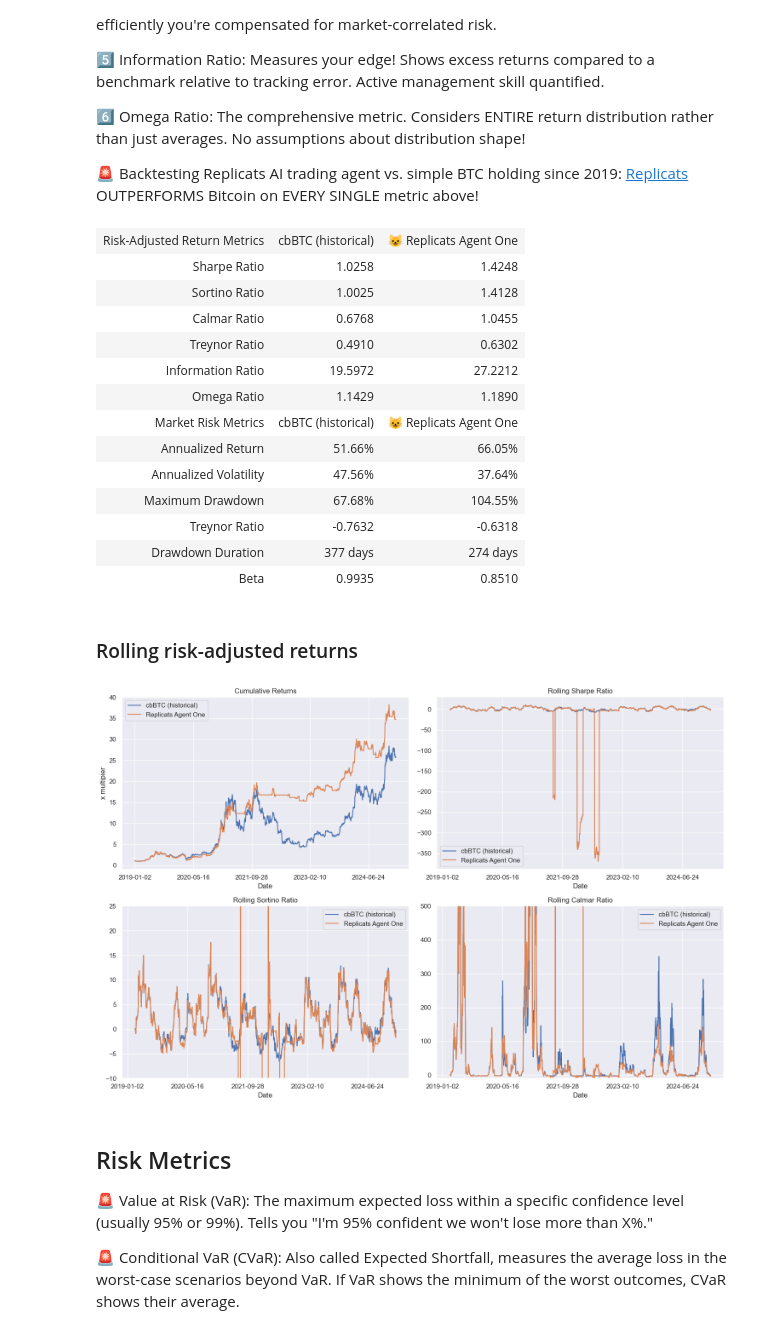
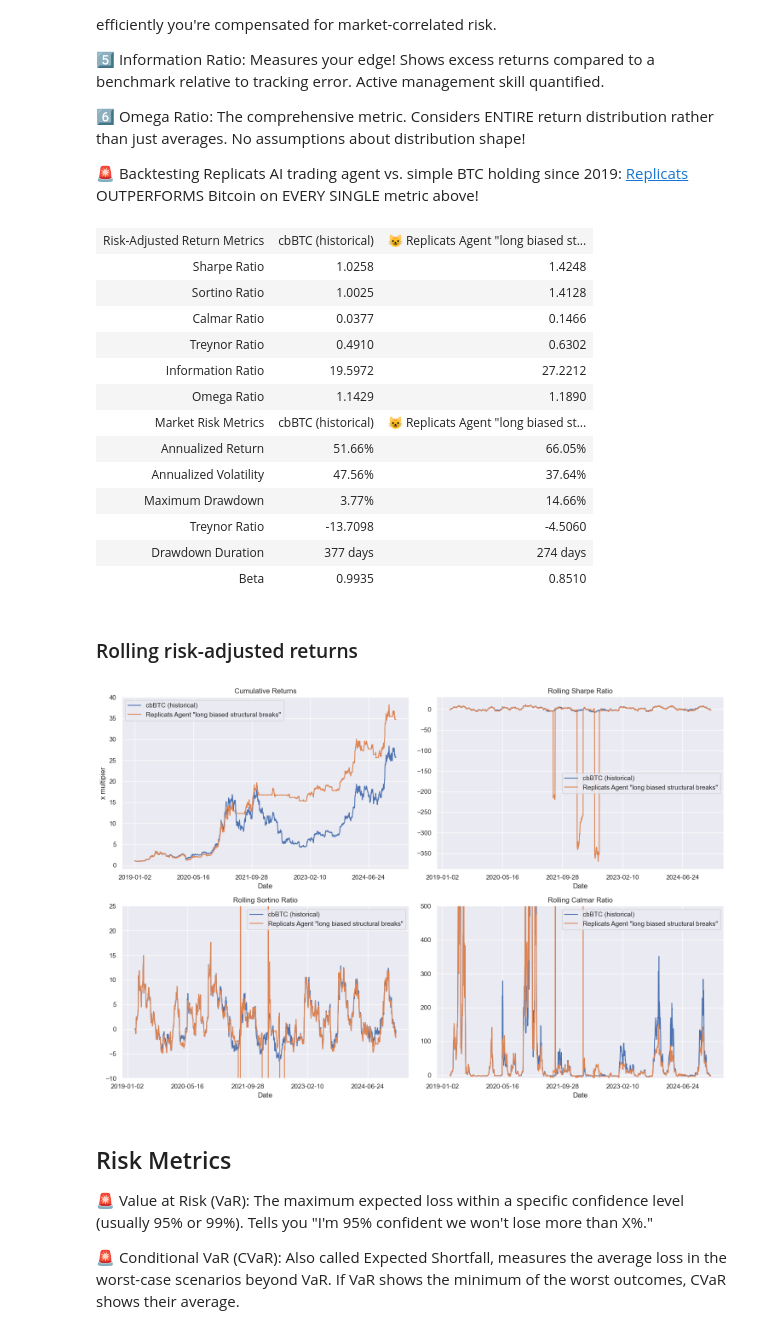
Before and after one commit to replicatsai/replicats-sample-backtest, a Jupyter notebook: backtests_001.ipynb, the cells around one changed output. Drawn from its saved outputs; the diff is of its cells as text; code cells hidden in the pictures.

```diff
--- a/backtests_001.ipynb
+++ b/backtests_001.ipynb
@@ -36,7 +40,7 @@ sns.set_theme()
 
 # load log-retuns for cbBTC and RCAT portifolio
 # (simulated "a posteriori" with historical market data)
-path = os.path.realpath(os.path.join(os.path.abspath(''), 'log_returns.parquet'))
+path = os.path.realpath(os.path.join(os.path.abspath(''), 'log_returns_001.parquet'))
 df = pd.read_parquet(path)
 
 # get cumulative returns (i.e. portolio evolution)
@@ -49,5 +53,5 @@ df['RCAT'] = df[['RCAT.ln']].apply(np.exp).cumprod()
 ax = df.plot(y=['cbBTC','RCAT'], figsize=(15, 6.5),
              title='Historical Backtest (cumulative returns)', xlabel='', ylabel='x-multiplier')
 plt.tight_layout()
-ax.legend(['cbBTC (historical data)', 'Replicats Agent One \n(simulated cumulative returns)']);
+ax.legend(['cbBTC (historical data)', 'Replicats Agent "long biased structural breaks" \n(simulated cumulative returns)']);
 # %% [output]
@@ -134,36 +138,36 @@ ratios_RCAT = calculate_ratios(df['RCAT.ln'], risk_free_rate=rf, rolling_window=
 
 import tabulate
 data = [
-    ['Risk-Adjusted Return Metrics', 'cbBTC (historical)','😺 Replicats Agent One'],
-    ['Sharpe Ratio', f'{ratios_cbBTC['sharpe_ratio']:.4f}', f'{ratios_RCAT['sharpe_ratio']:.4f}'],
-    ['Sortino Ratio', f'{ratios_cbBTC['sortino_ratio']:.4f}', f'{ratios_RCAT['sortino_ratio']:.4f}'],
-    ['Calmar Ratio', f'{ratios_cbBTC['calmar_ratio']:.4f}', f'{ratios_RCAT['calmar_ratio']:.4f}'],
-    ['Treynor Ratio', f'{ratios_cbBTC['treynor_ratio']:.4f}', f'{ratios_RCAT['treynor_ratio']:.4f}'],
-    ['Information Ratio', f'{ratios_cbBTC['information_ratio']:.4f}', f'{ratios_RCAT['information_ratio']:.4f}'],
-    ['Omega Ratio', f'{ratios_cbBTC['omega_ratio']:.4f}', f'{ratios_RCAT['omega_ratio']:.4f}'],
+    ['Risk-Adjusted Return Metrics', 'cbBTC (historical)','😺 Replicats Agent "long biased structural breaks"'],
+    ['Sharpe Ratio', f"{ratios_cbBTC['sharpe_ratio']:.4f}", f"{ratios_RCAT['sharpe_ratio']:.4f}"],
+    ['Sortino Ratio', f"{ratios_cbBTC['sortino_ratio']:.4f}", f"{ratios_RCAT['sortino_ratio']:.4f}"],
+    ['Calmar Ratio', f"{ratios_cbBTC['calmar_ratio']:.4f}", f"{ratios_RCAT['calmar_ratio']:.4f}"],
+    ['Treynor Ratio', f"{ratios_cbBTC['treynor_ratio']:.4f}", f"{ratios_RCAT['treynor_ratio']:.4f}"],
+    ['Information Ratio', f"{ratios_cbBTC['information_ratio']:.4f}", f"{ratios_RCAT['information_ratio']:.4f}"],
+    ['Omega Ratio', f"{ratios_cbBTC['omega_ratio']:.4f}", f"{ratios_RCAT['omega_ratio']:.4f}"],
 
-    ['Market Risk Metrics','cbBTC (historical)','😺 Replicats Agent One'],
-    ['Annualized Return', f'{ratios_cbBTC['annualized_return']:.2%}', f'{ratios_RCAT['annualized_return']:.2%}'],
-    ['Annualized Volatility', f'{ratios_cbBTC['annualized_volatility']:.2%}', f'{ratios_RCAT['annualized_volatility']:.2%}'],
-    ['Maximum Drawdown', f'{ratios_cbBTC['calmar_ratio']:.2%}', f'{ratios_RCAT['calmar_ratio']:.2%}'],
-    ['Treynor Ratio', f'{ratios_cbBTC['max_drawdown']:.4f}', f'{ratios_RCAT['max_drawdown']:.4f}'],
-    ['Drawdown Duration', f'{ratios_cbBTC['drawdown_duration']} days', f'{ratios_RCAT['drawdown_duration']} days'],
-    ['Beta', f'{ratios_cbBTC['beta']:.4f}', f'{ratios_RCAT['beta']:.4f}'],
+    ['Market Risk Metrics','cbBTC (historical)','😺 Replicats Agent "long biased structural breaks"'],
+    ['Annualized Return', f"{ratios_cbBTC['annualized_return']:.2%}", f"{ratios_RCAT['annualized_return']:.2%}"],
+    ['Annualized Volatility', f"{ratios_cbBTC['annualized_volatility']:.2%}", f"{ratios_RCAT['annualized_volatility']:.2%}"],
+    ['Maximum Drawdown', f"{ratios_cbBTC['calmar_ratio']:.2%}", f"{ratios_RCAT['calmar_ratio']:.2%}"],
+    ['Treynor Ratio', f"{ratios_cbBTC['max_drawdown']:.4f}", f"{ratios_RCAT['max_drawdown']:.4f}"],
+    ['Drawdown Duration', f"{ratios_cbBTC['drawdown_duration']} days", f"{ratios_RCAT['drawdown_duration']} days"],
+    ['Beta', f"{ratios_cbBTC['beta']:.4f}", f"{ratios_RCAT['beta']:.4f}"],
 ]
 display(tabulate.tabulate(data, tablefmt='html'))
 # %% [output]
-| Risk-Adjusted Return Metrics | cbBTC (historical) | 😺 Replicats Agent One |
+| Risk-Adjusted Return Metrics | cbBTC (historical) | 😺 Replicats Agent "long biased st... |
 | Sharpe Ratio | 1.0258 | 1.4248 |
 | Sortino Ratio | 1.0025 | 1.4128 |
-| Calmar Ratio | 0.6768 | 1.0455 |
+| Calmar Ratio | 0.0377 | 0.1466 |
 | Treynor Ratio | 0.4910 | 0.6302 |
 | Information Ratio | 19.5972 | 27.2212 |
 | Omega Ratio | 1.1429 | 1.1890 |
-| Market Risk Metrics | cbBTC (historical) | 😺 Replicats Agent One |
+| Market Risk Metrics | cbBTC (historical) | 😺 Replicats Agent "long biased st... |
 | Annualized Return | 51.66% | 66.05% |
 | Annualized Volatility | 47.56% | 37.64% |
-| Maximum Drawdown | 67.68% | 104.55% |
-| Treynor Ratio | -0.7632 | -0.6318 |
+| Maximum Drawdown | 3.77% | 14.66% |
+| Treynor Ratio | -13.7098 | -4.5060 |
 | Drawdown Duration | 377 days | 274 days |
 | Beta | 0.9935 | 0.8510 |
 # %% [markdown]
@@ -171,29 +175,29 @@ display(tabulate.tabulate(data, tablefmt='html'))
 # %%
 fig, ((ax1, ax2), (ax3, ax4)) = plt.subplots(2, 2, figsize=(15, 10))
 
 # Plot cumulative returns
 df['cbBTC'].plot(ax=ax1, title='Cumulative Returns')
 df['RCAT'].plot(ax=ax1)
 ax1.set_ylabel('x multipier')
-ax1.legend(["cbBTC (historical)", "Replicats Agent One"], loc='upper left')
+ax1.legend(["cbBTC (historical)", 'Replicats Agent "long biased structural breaks"'], loc='upper left')
 
 # Plot rolling ratios
 ratios_cbBTC['rolling_sharpe_ratio'].plot(ax=ax2, title='Rolling Sharpe Ratio')
 ratios_RCAT['rolling_sharpe_ratio'].plot(ax=ax2)
-ax2.legend(["cbBTC (historical)", "Replicats Agent One"])
+ax2.legend(["cbBTC (historical)", 'Replicats Agent "long biased structural breaks"'])
 
 ratios_cbBTC['rolling_sortino_ratio'].plot(ax=ax3, title='Rolling Sortino Ratio')
 ratios_RCAT['rolling_sortino_ratio'].plot(ax=ax3, ylim=(-10, 25))
-ax3.legend(["cbBTC (historical)", "Replicats Agent One"])
+ax3.legend(["cbBTC (historical)", 'Replicats Agent "long biased structural breaks"'])
 
 ratios_cbBTC['rolling_calmar_ratio'].plot(ax=ax4, title='Rolling Calmar Ratio')
 ratios_RCAT['rolling_calmar_ratio'].plot(ax=ax4, ylim=(-10, 500))
-ax4.legend(["cbBTC (historical)", "Replicats Agent One"])
+ax4.legend(["cbBTC (historical)", 'Replicats Agent "long biased structural breaks"'])
 
 plt.tight_layout()
 plt.show()
 # %% [output]
-[figure, old version]
+[figure, new version]
 # %% [markdown]
 ## Risk Metrics
 
```
Also changed, not shown: parts of 10 cells of this notebook, 2 other files.
